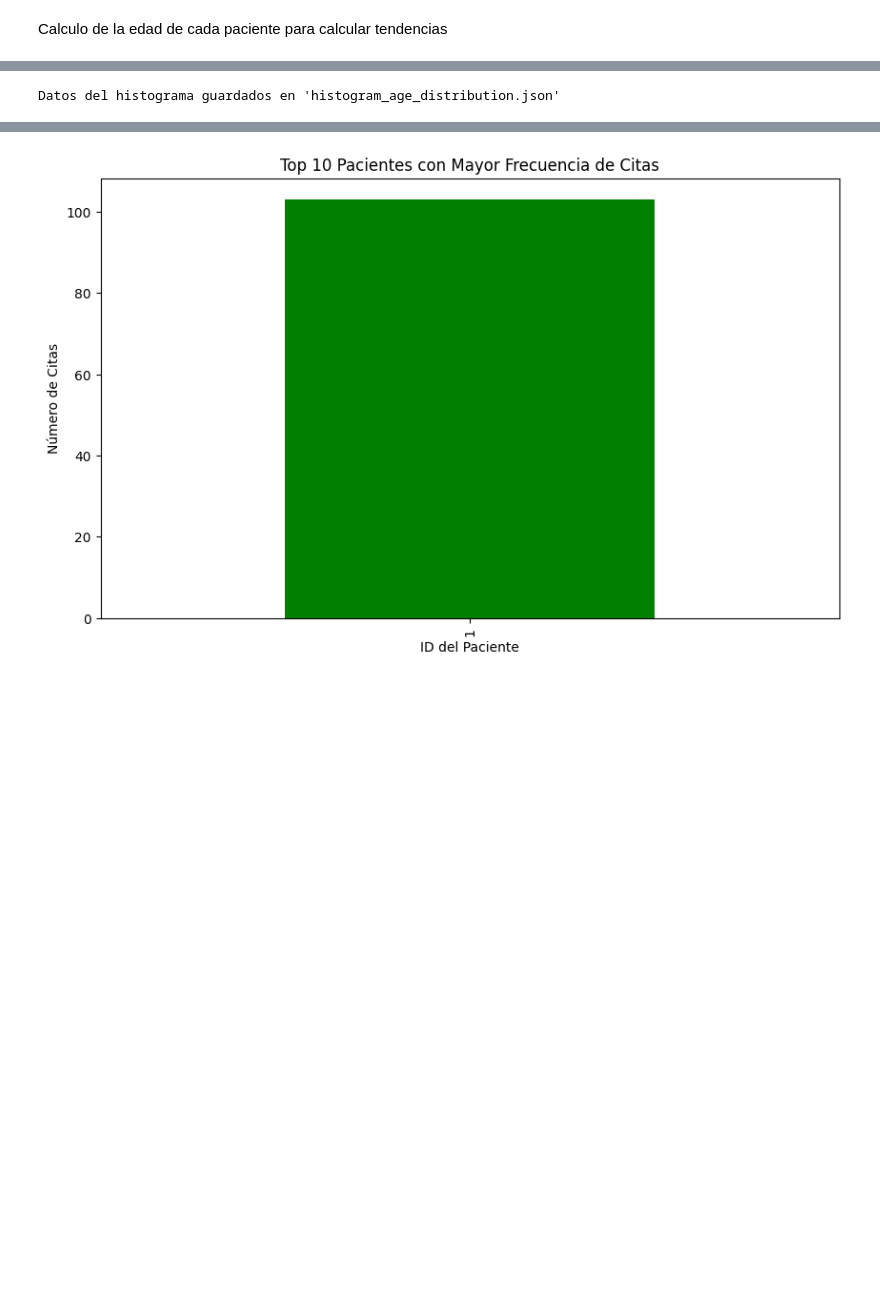
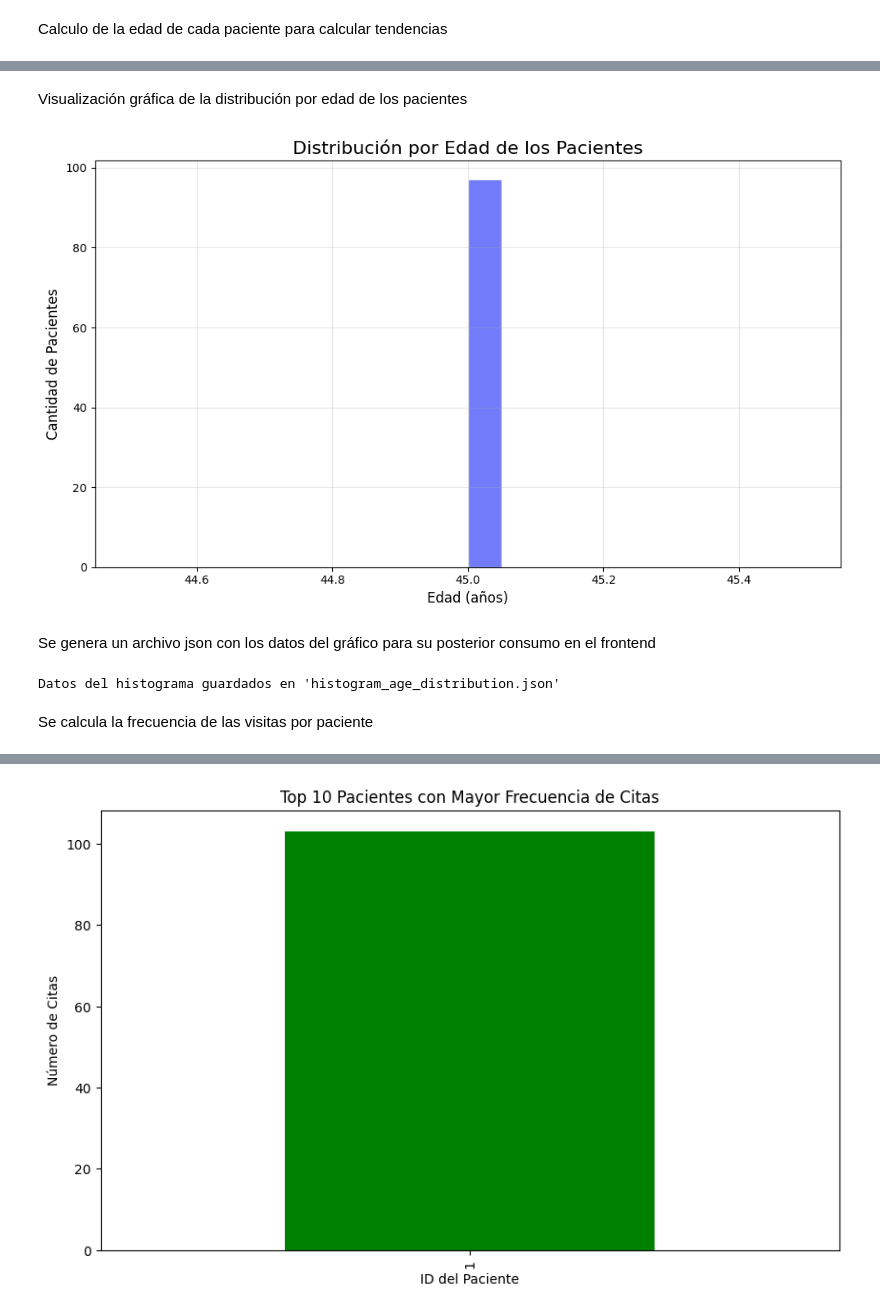
Before and after one commit to jorge210488/DentalRainMaker, a Jupyter notebook: notebooks/mongodb_connection.ipynb, the cells around one changed output, grey strips where cells are left out. Saved outputs shown, nothing was run; the diff lists cells and outputs as text; code cells hidden in the pictures; blank space fills up the shorter version.

```diff
--- a/notebooks/mongodb_connection.ipynb
+++ b/notebooks/mongodb_connection.ipynb
@@ -322 +329,29 @@ fig.show()
+# %% [markdown]
+Visualización gráfica de la distribución por edad de los pacientes
+# %%
+#Gráfico de distribución etaria
+
+# Crear histograma con Matplotlib
+plt.figure(figsize=(10, 6))
+plt.hist(
+    df_users_cleaned['age'],       # Columna de edad
+    bins=20,                      # Número de bins (barras)
+    color="#636EFA",              # Color de las barras
+    edgecolor="white",            # Bordes blancos para las barras
+    alpha=0.9                     # Transparencia
+)
+
+# Personalizar el diseño del gráfico
+plt.title("Distribución por Edad de los Pacientes", fontsize=16)
+plt.xlabel("Edad (años)", fontsize=12)
+plt.ylabel("Cantidad de Pacientes", fontsize=12)
+plt.grid(alpha=0.3)  # Líneas de la cuadrícula tenues
+
+# Mostrar el gráfico
+plt.tight_layout()
+plt.show()
+# %% [output]
+[figure, added]
+# %% [markdown]
+Se genera un archivo json con los datos del gráfico para su posterior consumo en el frontend
 # %%
@@ -352,6 +375,8 @@ with open("histogram_age_distribution.json", "w") as f:
 print("Datos del histograma guardados en 'histogram_age_distribution.json'")
 # %% [output]
 Datos del histograma guardados en 'histogram_age_distribution.json'
+# %% [markdown]
+Se calcula la frecuencia de las visitas por paciente
 # %%
 frequency = df_users.groupby("_id").size().reset_index(name="visit_frequency")
 df_users = df_users.merge(frequency, on="_id", how="left")
```
Also changed, not shown: parts of 30 cells of this notebook, 1 other file.
